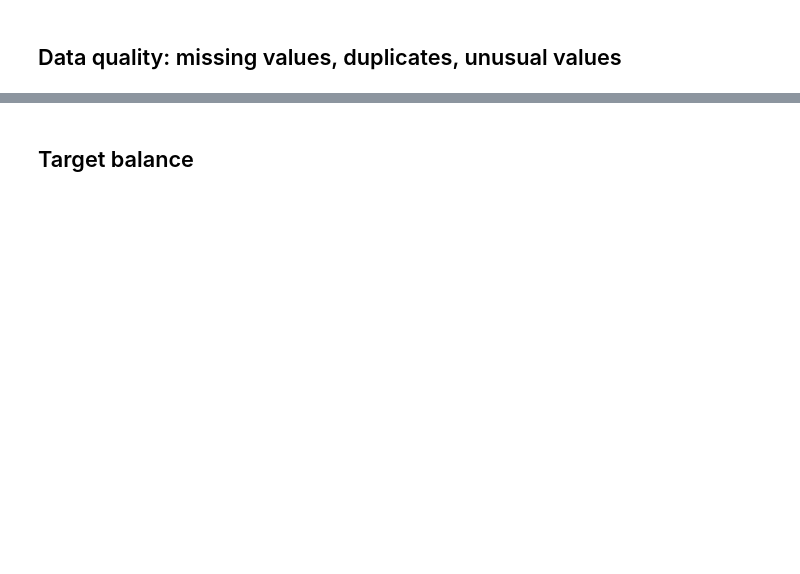
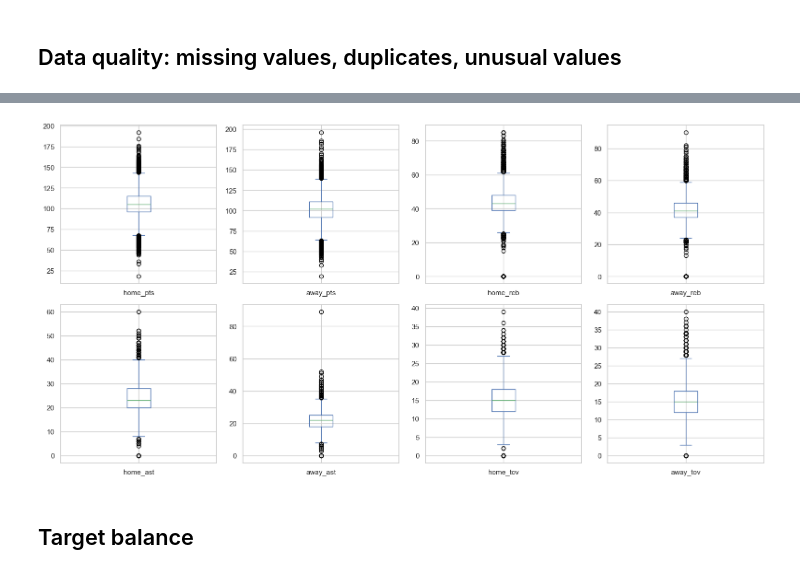
Before and after one commit to DannieciaGray/csc3780-nba-win-prediction, a Jupyter notebook: notebooks/01_data_understanding.ipynb, the cells around one changed output, grey strips where cells are left out. Cells and saved outputs as stored; diff of their text form; code cells hidden in the pictures; blank space fills up the shorter version.

```diff
--- a/notebooks/01_data_understanding.ipynb
+++ b/notebooks/01_data_understanding.ipynb
@@ -21,4 +23,4 @@ Place `games.csv` (and `teams.csv` if used) from the Kaggle NBA Games dataset in
 # %%
-games = pd.read_csv(RAW / "games.csv")
-print(games.shape)
-games.head()
+games = pd.read_csv(RAW / "public.dim_games.csv", low_memory= False)
+print("Dataset shape:", games.shape)
+display(games.head())
@@ -38,8 +224,20 @@ print("Duplicate GAME_IDs:", games["GAME_ID"].duplicated().sum())
 # %%
-num_cols = games.select_dtypes("number").columns.drop(["GAME_ID", "HOME_TEAM_WINS"], errors="ignore")
-games[num_cols].plot(kind="box", subplots=True, layout=(-1, 4), figsize=(16, 10), sharey=False)
+num_cols = [
+    "home_pts",
+    "away_pts",
+    "home_reb",
+    "away_reb",
+    "home_ast",
+    "away_ast",
+    "home_tov",
+    "away_tov"
+]
+
+games[num_cols].plot(kind="box", subplots=True, layout=(2, 4), figsize=(16, 8), sharey=False)
 plt.tight_layout()
 plt.show()
+# %% [output]
+[figure, added]
 # %% [markdown]
 ## Target balance
 # %%
```
Also changed, not shown: parts of 17 cells of this notebook.
